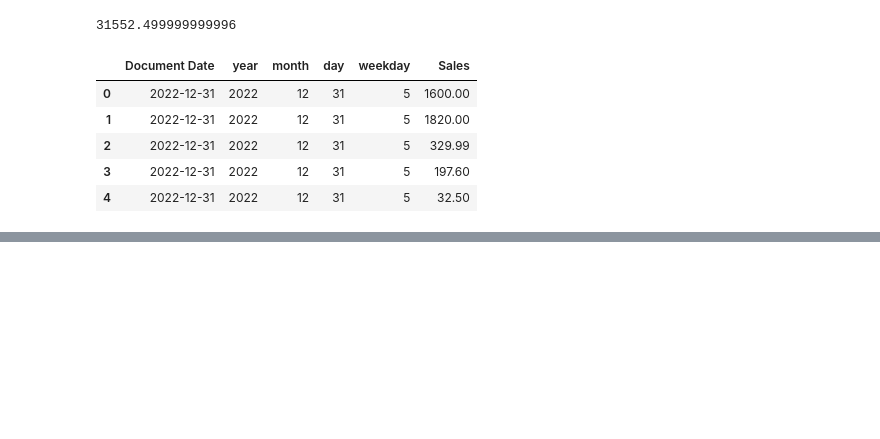
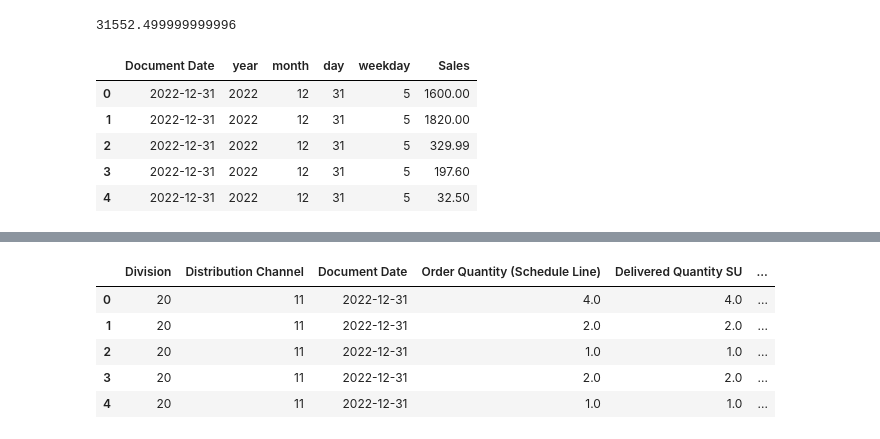
Before and after one commit to jeev-data-wiz/Sales_analysis, a Jupyter notebook: ML_functions.ipynb, the cells around one changed output, grey strips where cells are left out. Cells and saved outputs as stored; diff of their text form; code cells hidden in the pictures; blank space fills up the shorter version.

```diff
--- a/ML_functions.ipynb
+++ b/ML_functions.ipynb
@@ -253,0 +351,9 @@ plt.show()
+# %%
+df22.head()
+# %% [output]
+|  | Division | Distribution Channel | Document Date | Order Quantity (Schedule Line) | Delivered Quantity SU | ... |
+| 0 | 20 | 11 | 2022-12-31 | 4.0 | 4.0 | ... |
+| 1 | 20 | 11 | 2022-12-31 | 2.0 | 2.0 | ... |
+| 2 | 20 | 11 | 2022-12-31 | 1.0 | 1.0 | ... |
+| 3 | 20 | 11 | 2022-12-31 | 2.0 | 2.0 | ... |
+| 4 | 20 | 11 | 2022-12-31 | 1.0 | 1.0 | ... |
```
Also changed, not shown: parts of 20 cells of this notebook.
